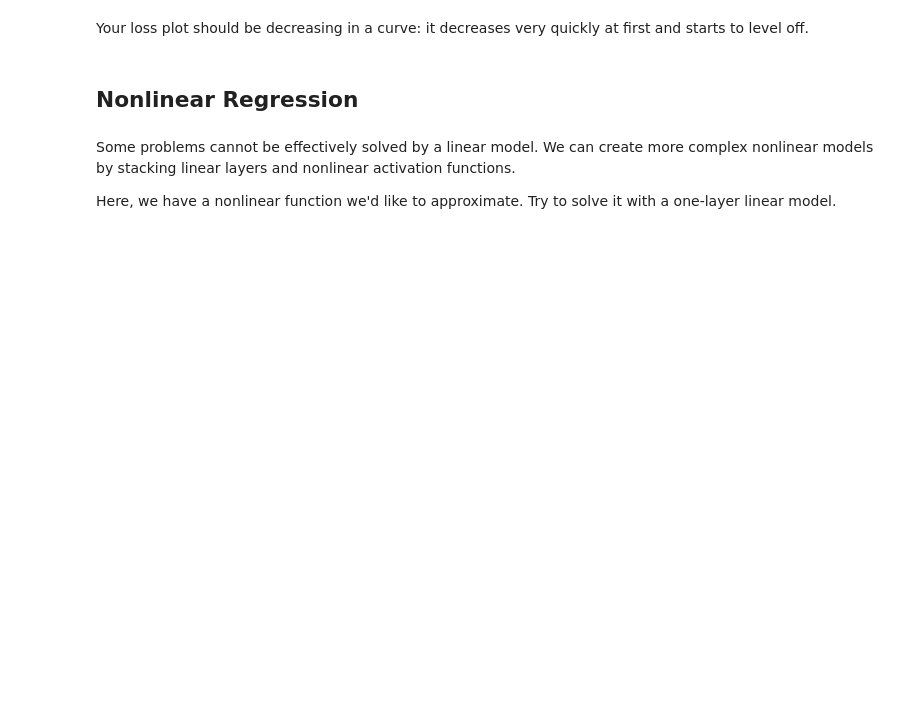
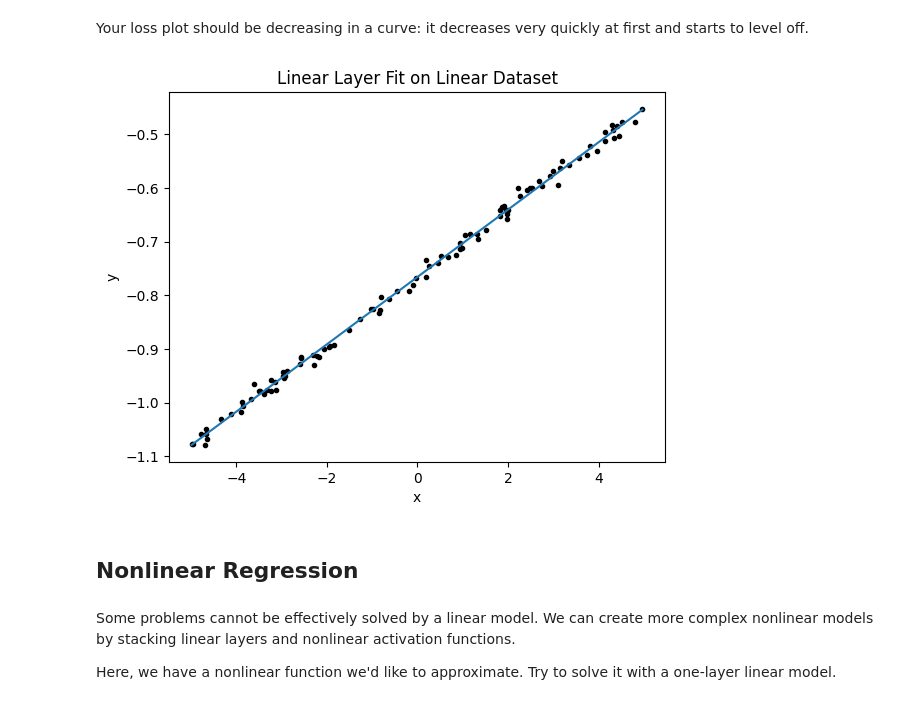
Before and after one commit to sethfrand/DeepLearning-CS474-, a Jupyter notebook: lab2_modules_training.ipynb, the cells around one changed output. Saved outputs shown, nothing was run; the diff lists cells and outputs as text; code cells hidden in the pictures; blank space fills up the shorter version.

```diff
--- a/lab2_modules_training.ipynb
+++ b/lab2_modules_training.ipynb
@@ -102,9 +109,10 @@ First create a cuda `device` object with `device = torch.device('cuda')` (You ca
 Then set `a = a.to(device)`.
 # %%
 # TODO: Create a cuda device
-device = None
+device = torch.device('cuda')
 
 # TODO: Set a to device
+a = a.to(device)
 
 assert 'cuda' in str(a.device)
 # %% [markdown]
@@ -379,8 +446,11 @@ plot_loss(train_losses, title="Loss on Linear Dataset")
 # %% [markdown]
 Your loss plot should be decreasing in a curve: it decreases very quickly at first and starts to level off.
 # %%
+linear_network = linear_network.to(device)
 # Plot your fit on the data
 plot_data(linear_x, linear_y, linear_network, title="Linear Layer Fit on Linear Dataset")
+# %% [output]
+[figure, added]
 # %% [markdown]
 ## Nonlinear Regression
 # %% [markdown]
```
Also changed, not shown: parts of 23 cells of this notebook.
